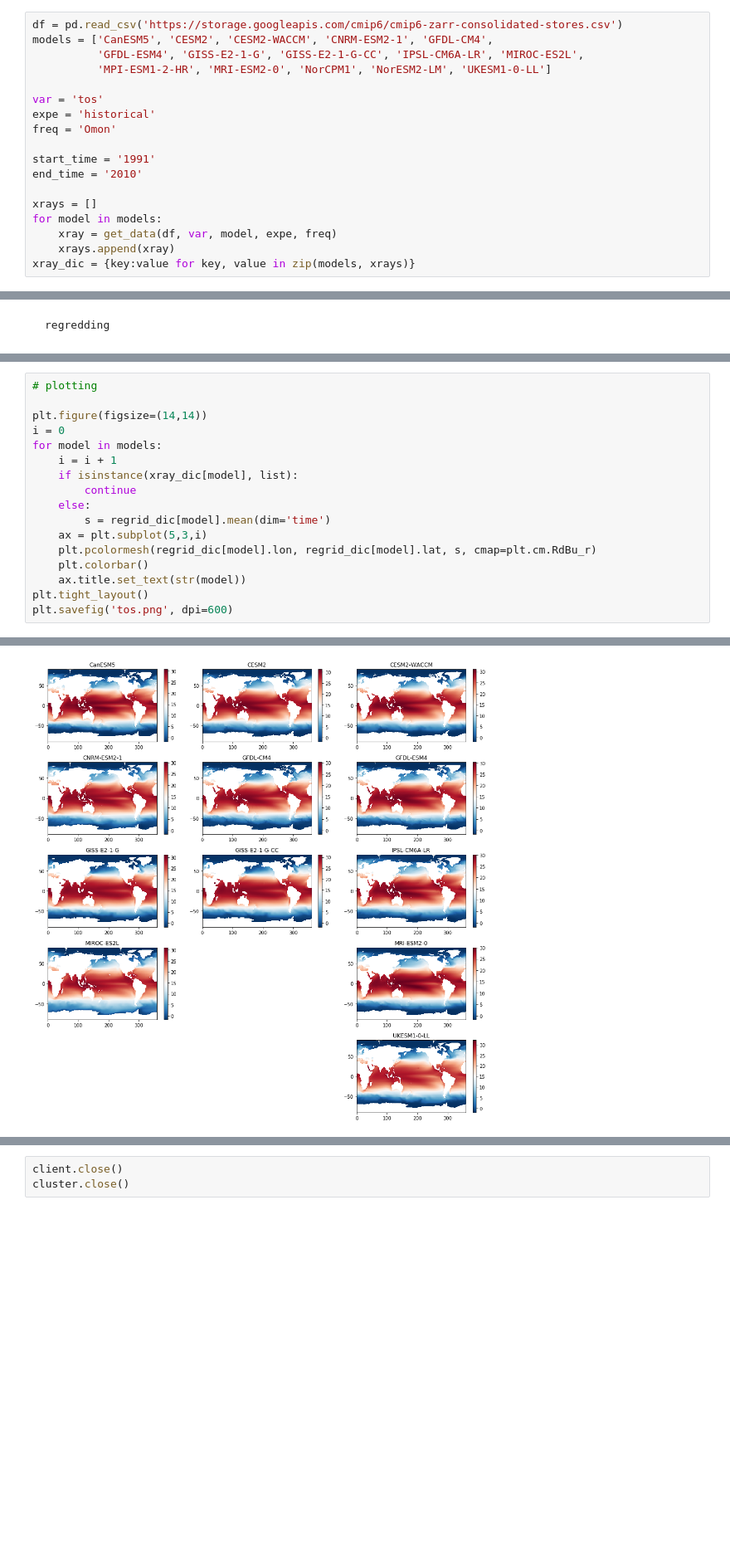
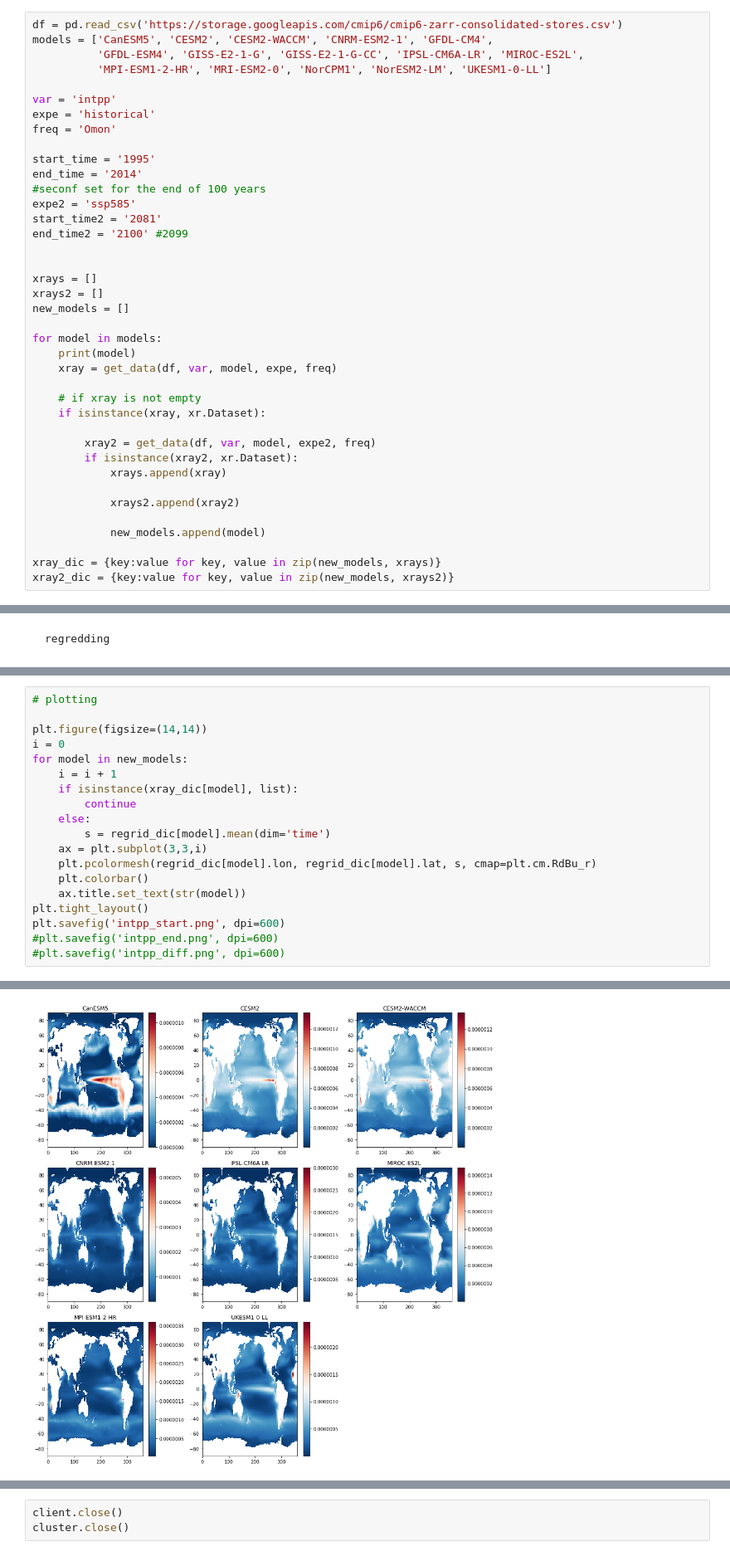
Before and after one commit to Marinov-Ocean-Group/CMIP6-Codes, a Jupyter notebook: plot_map.ipynb, the cells around one changed output, grey strips where cells are left out. Shown at 83% size. Cells and saved outputs as stored; diff of their text form; blank space fills up the shorter version.

```diff
--- a/plot_map.ipynb
+++ b/plot_map.ipynb
@@ -72,16 +96,37 @@ models = ['CanESM5', 'CESM2', 'CESM2-WACCM', 'CNRM-ESM2-1', 'GFDL-CM4',
           'GFDL-ESM4', 'GISS-E2-1-G', 'GISS-E2-1-G-CC', 'IPSL-CM6A-LR', 'MIROC-ES2L',
           'MPI-ESM1-2-HR', 'MRI-ESM2-0', 'NorCPM1', 'NorESM2-LM', 'UKESM1-0-LL']
 
-var = 'tos'
+var = 'intpp'
 expe = 'historical'
 freq = 'Omon'
 
-start_time = '1991'
-end_time = '2010'
+start_time = '1995'
+end_time = '2014'
+#seconf set for the end of 100 years
+expe2 = 'ssp585'
+start_time2 = '2081'
+end_time2 = '2100' #2099
+
 
 xrays = []
+xrays2 = []
+new_models = []
+
 for model in models:
+    print(model)
     xray = get_data(df, var, model, expe, freq)
-    xrays.append(xray)
-xray_dic = {key:value for key, value in zip(models, xrays)}
+
+    # if xray is not empty
+    if isinstance(xray, xr.Dataset):
+
+        xray2 = get_data(df, var, model, expe2, freq)
+        if isinstance(xray2, xr.Dataset):
+            xrays.append(xray)
+
+            xrays2.append(xray2)
+
+            new_models.append(model)
+
+xray_dic = {key:value for key, value in zip(new_models, xrays)}
+xray2_dic = {key:value for key, value in zip(new_models, xrays2)}
 # %% [output]
@@ -229,16 +341,18 @@ Wall time: 2min 55s
 
 plt.figure(figsize=(14,14))
 i = 0
-for model in models:
+for model in new_models:
     i = i + 1
     if isinstance(xray_dic[model], list):
         continue
     else:
         s = regrid_dic[model].mean(dim='time')
-    ax = plt.subplot(5,3,i)
+    ax = plt.subplot(3,3,i)
     plt.pcolormesh(regrid_dic[model].lon, regrid_dic[model].lat, s, cmap=plt.cm.RdBu_r)
     plt.colorbar()
     ax.title.set_text(str(model))
 plt.tight_layout()
-plt.savefig('tos.png', dpi=600)
+plt.savefig('intpp_start.png', dpi=600)
+#plt.savefig('intpp_end.png', dpi=600)
+#plt.savefig('intpp_diff.png', dpi=600)
 # %% [output]
@@ -264 +359 @@ Wall time: 5min 27s
-[figure, old version]
+[figure, new version]
```
Also changed, not shown: parts of 12 cells of this notebook.
